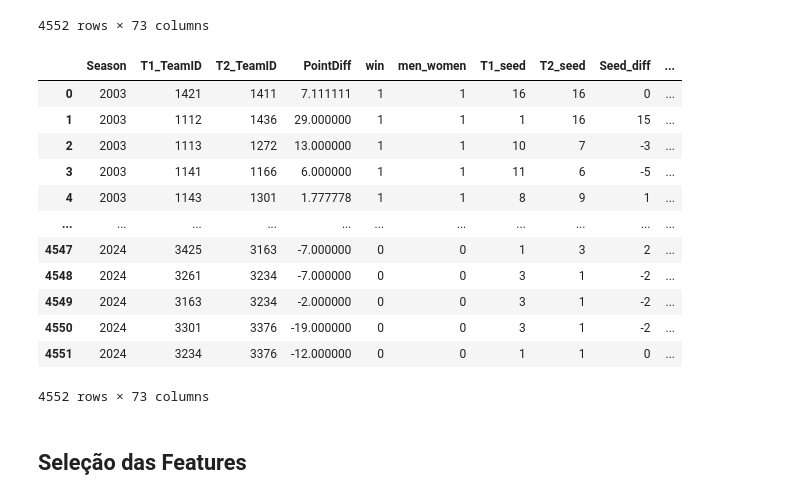
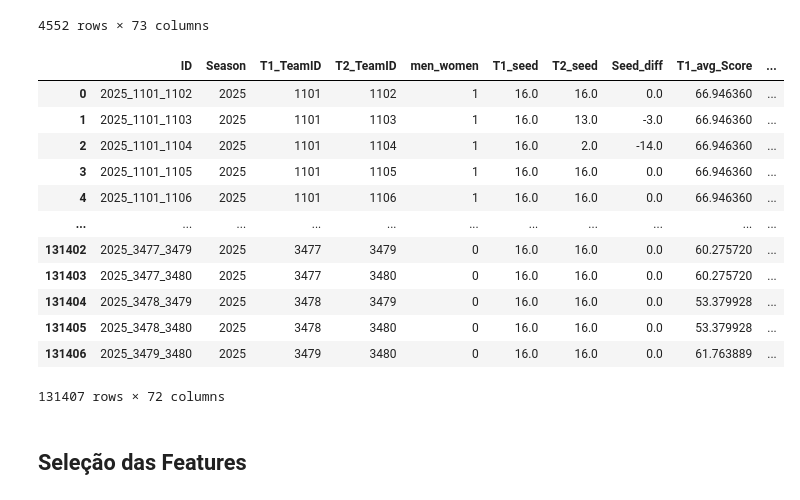
Before and after one commit to manel018/TP01-IC-Basketball-Forecasting, a Jupyter notebook: main.ipynb, the cells around one changed output. Saved outputs shown, nothing was run; the diff lists cells and outputs as text; code cells hidden in the pictures.

```diff
--- a/main.ipynb
+++ b/main.ipynb
@@ -542,7 +619,8 @@ def add_avg_stats_features():
     return output
 # %%
 # Adicionando as features de estatísticas médias dos times nos dados do torneio
-tourney_data = add_avg_stats_features()
+matchup_data = add_avg_stats_features(matchup_data)
+tourney_data = add_avg_stats_features(tourney_data)
 tourney_data
 # %% [output]
 |  | Season | T1_TeamID | T2_TeamID | PointDiff | win | men_women | T1_seed | T2_seed | Seed_diff | ... |
@@ -643,7 +721,8 @@ def add_elo_features(base_elo=1000, elo_width=400, k_factor=100):
     return output
 # %%
 # Adicionando as features de Elo dos times nos dados do torneio
-tourney_data = add_elo_features()
+matchup_data = add_elo_features(matchup_data)
+tourney_data = add_elo_features(tourney_data)
 # %% [markdown]
 <h4 id="feature-qualidade-da-equipe">4. Feature: Qualidade da equipe</h4>
 # %% [markdown]
@@ -681,11 +760,10 @@ _Sintaxe da fórmula_:
 
 *PointDiff ≈ constante + qualidade(T1) - qualidade(T2)*
 # %%
-def add_quality_features():
+def calculate_quality():
     """
-    Função para incluir features de qualidade dos times
+    Função que calcula a qualidade de cada time em todas as temporadas
     """
-
     def team_quality(season, men_women):
         """
         Função que calcula a qualidade de cada time em uma temporada,
@@ -705,7 +783,6 @@ def add_quality_features():
         quality["quality"] = quality["quality"]
         quality["Season"] = season
 
-        #
         quality = quality.loc[quality.TeamID.str.contains("T1_")].reset_index(drop=True)
         quality["TeamID"] = quality["TeamID"].apply(lambda x: x[10:14]).astype(int)
 
@@ -733,8 +810,6 @@ def add_quality_features():
     st = st | set(regular_data.loc[(regular_data["T1_Score"] > regular_data["T2_Score"]) &
                                    (regular_data["ST2"].isin(st)), "ST1"])
 
-
-
     # Considerando apenas os jogos onde pelo menos um dos times ou participou do torneio ou ganhou de um time que participou do torneio
     dt = regular_data.loc[regular_data["ST1"].isin(st) | regular_data["ST2"].isin(st)]
 
@@ -754,7 +829,14 @@ def add_quality_features():
         if s >= 2003:  # Temporada mínima para homens
             glm_quality.append(team_quality(s, 1))
 
-    glm_quality = pd.concat(glm_quality).reset_index(drop=True)
+    return pd.concat(glm_quality).reset_index(drop=True)
+
+
+def add_quality_features(*dataframes):
+    """
+    Função para incluir features de qualidade dos times
+    """
+    glm_quality = calculate_quality()
 
     # Incluindo a qualidade de ambos os times como features adicionais no dataframe de dados dos jogos
     glm_quality_T1 = glm_quality.copy()
@@ -762,17 +844,23 @@ def add_quality_features():
     glm_quality_T1.columns = ["T1_TeamID", "T1_quality", "Season"]
     glm_quality_T2.columns = ["T2_TeamID", "T2_quality", "Season"]
 
-    # Fazendo o merge da qualidade dos times com os dados dos jogos
-    output = pd.merge(tourney_data, glm_quality_T1, on=["Season", "T1_TeamID"], how="left")
-    output = pd.merge(output, glm_quality_T2, on=["Season", "T2_TeamID"], how="left")
+    outputs = []
+    for df in dataframes:
+        # Fazendo o merge da qualidade dos times com os dados dos jogos
+        output = pd.merge(df, glm_quality_T1, on=["Season", "T1_TeamID"], how="left")
+        output = pd.merge(output, glm_quality_T2, on=["Season", "T2_TeamID"], how="left")
 
-    # Criando uma feature adicional de diferença de qualidade entre os times
-    output["diff_quality"] = output["T1_quality"] - output["T2_quality"]
+        # Preencher qualidade faltantes com 0
+        output[["T1_quality", "T2_quality"]] = output[["T1_quality", "T2_quality"]].fillna(0)
 
-    return output
+        # Criando uma feature adicional de diferença de qualidade entre os times
+        output["diff_quality"] = output["T1_quality"] - output["T2_quality"]
+        outputs.append(output)
+
+    return outputs
 # %%
 # Adicionando as features de Qualidade dos times nos dados do torneio
-tourney_data = add_quality_features()
+matchup_data, tourney_data = add_quality_features(matchup_data, tourney_data)
 tourney_data
 # %% [output]
 |  | Season | T1_TeamID | T2_TeamID | PointDiff | win | men_women | T1_seed | T2_seed | Seed_diff | ... |
@@ -788,22 +876,22 @@ tourney_data
 | 4550 | 2024 | 3301 | 3376 | -19.000000 | 0 | 0 | 3 | 1 | -2 | ... |
 | 4551 | 2024 | 3234 | 3376 | -12.000000 | 0 | 0 | 1 | 1 | 0 | ... |
 4552 rows × 73 columns
-# %%
-tourney_data
-# %% [output]
-|  | Season | T1_TeamID | T2_TeamID | PointDiff | win | men_women | T1_seed | T2_seed | Seed_diff | ... |
-| 0 | 2003 | 1421 | 1411 | 7.111111 | 1 | 1 | 16 | 16 | 0 | ... |
-| 1 | 2003 | 1112 | 1436 | 29.000000 | 1 | 1 | 1 | 16 | 15 | ... |
-| 2 | 2003 | 1113 | 1272 | 13.000000 | 1 | 1 | 10 | 7 | -3 | ... |
-| 3 | 2003 | 1141 | 1166 | 6.000000 | 1 | 1 | 11 | 6 | -5 | ... |
-| 4 | 2003 | 1143 | 1301 | 1.777778 | 1 | 1 | 8 | 9 | 1 | ... |
-| ... | ... | ... | ... | ... | ... | ... | ... | ... | ... | ... |
-| 4547 | 2024 | 3425 | 3163 | -7.000000 | 0 | 0 | 1 | 3 | 2 | ... |
-| 4548 | 2024 | 3261 | 3234 | -7.000000 | 0 | 0 | 3 | 1 | -2 | ... |
-| 4549 | 2024 | 3163 | 3234 | -2.000000 | 0 | 0 | 3 | 1 | -2 | ... |
-| 4550 | 2024 | 3301 | 3376 | -19.000000 | 0 | 0 | 3 | 1 | -2 | ... |
-| 4551 | 2024 | 3234 | 3376 | -12.000000 | 0 | 0 | 1 | 1 | 0 | ... |
-4552 rows × 73 columns
+# %%
+matchup_data
+# %% [output]
+|  | ID | Season | T1_TeamID | T2_TeamID | men_women | T1_seed | T2_seed | Seed_diff | T1_avg_Score | ... |
+| 0 | 2025_1101_1102 | 2025 | 1101 | 1102 | 1 | 16.0 | 16.0 | 0.0 | 66.946360 | ... |
+| 1 | 2025_1101_1103 | 2025 | 1101 | 1103 | 1 | 16.0 | 13.0 | -3.0 | 66.946360 | ... |
+| 2 | 2025_1101_1104 | 2025 | 1101 | 1104 | 1 | 16.0 | 2.0 | -14.0 | 66.946360 | ... |
+| 3 | 2025_1101_1105 | 2025 | 1101 | 1105 | 1 | 16.0 | 16.0 | 0.0 | 66.946360 | ... |
+| 4 | 2025_1101_1106 | 2025 | 1101 | 1106 | 1 | 16.0 | 16.0 | 0.0 | 66.946360 | ... |
+| ... | ... | ... | ... | ... | ... | ... | ... | ... | ... | ... |
+| 131402 | 2025_3477_3479 | 2025 | 3477 | 3479 | 0 | 16.0 | 16.0 | 0.0 | 60.275720 | ... |
+| 131403 | 2025_3477_3480 | 2025 | 3477 | 3480 | 0 | 16.0 | 16.0 | 0.0 | 60.275720 | ... |
+| 131404 | 2025_3478_3479 | 2025 | 3478 | 3479 | 0 | 16.0 | 16.0 | 0.0 | 53.379928 | ... |
+| 131405 | 2025_3478_3480 | 2025 | 3478 | 3480 | 0 | 16.0 | 16.0 | 0.0 | 53.379928 | ... |
+| 131406 | 2025_3479_3480 | 2025 | 3479 | 3480 | 0 | 16.0 | 16.0 | 0.0 | 61.763889 | ... |
+131407 rows × 72 columns
 # %% [markdown]
 ## Seleção das Features
 # %% [markdown]
```
Also changed, not shown: parts of 43 cells of this notebook, 1 other file.
